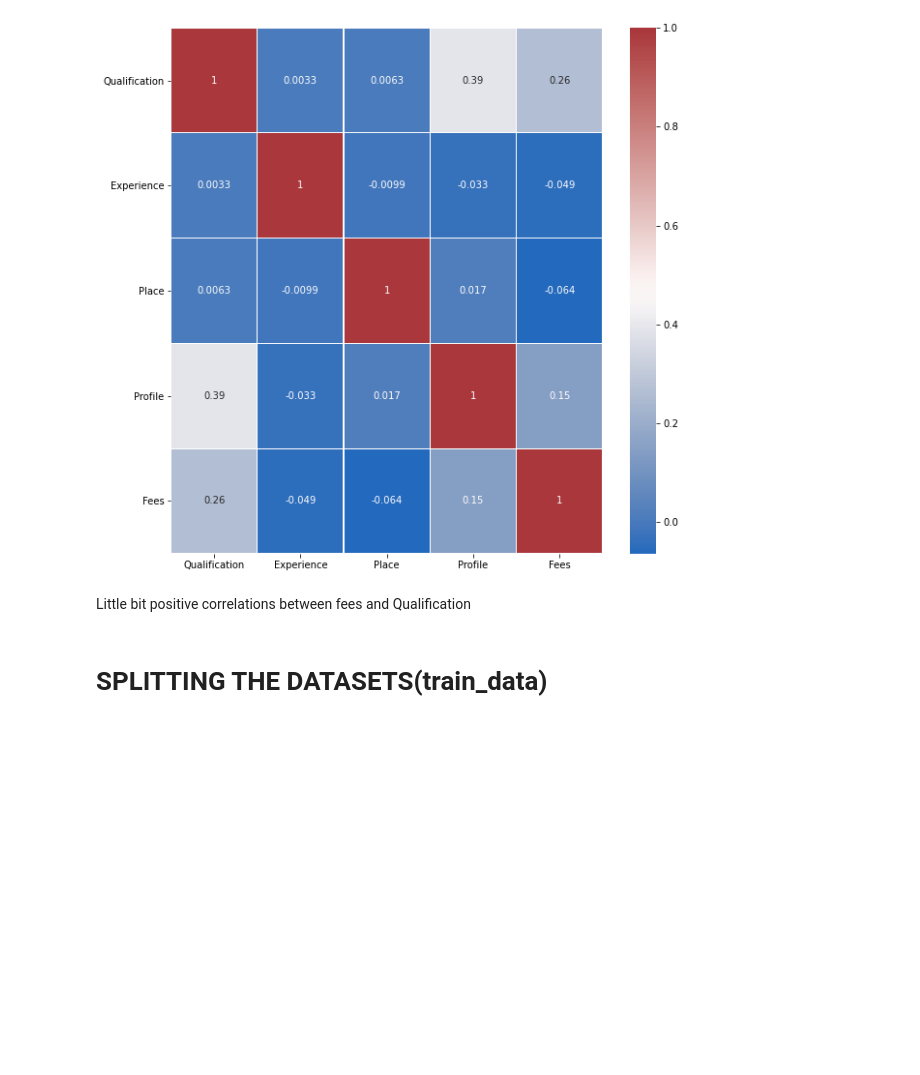
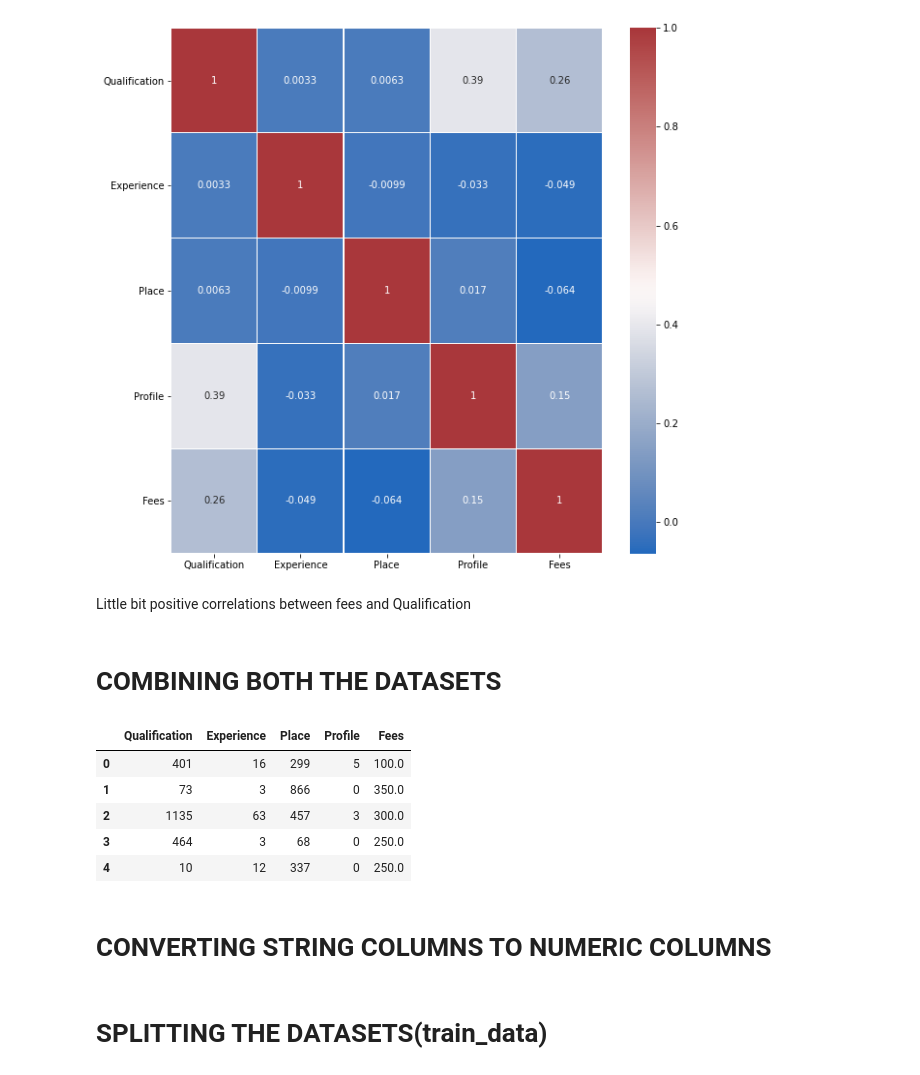
Before and after one commit to pratikrocks03/DataScienceProjects, a Jupyter notebook: DOCTOR CONSULTATION FEES, ev/6. DOCTOR CONSULTATION FEES PREDICTION, ev-Copy1.ipynb, the cells around one changed output. Drawn from its saved outputs; the diff is of its cells as text; code cells hidden in the pictures; blank space fills up the shorter version.

```diff
--- a/DOCTOR CONSULTATION FEES, ev/6. DOCTOR CONSULTATION FEES PREDICTION, ev.ipynb
+++ b/DOCTOR CONSULTATION FEES, ev/6. DOCTOR CONSULTATION FEES PREDICTION, ev-Copy1.ipynb
@@ -512,3 +507,5 @@ plt.yticks(rotation=0)
 [figure]
 # %% [markdown]
 Little bit positive correlations between fees and Qualification
+# %% [markdown]
+# COMBINING BOTH THE DATASETS
@@ -514,0 +515,10 @@ Little bit positive correlations between fees and Qualification
+# %%
+df_new=pd.concat([df,df_test], axis=0)
+df_new.head()
+# %% [output]
+|  | Qualification | Experience | Place | Profile | Fees |
+| 0 | 401 | 16 | 299 | 5 | 100.0 |
+| 1 | 73 | 3 | 866 | 0 | 350.0 |
+| 2 | 1135 | 63 | 457 | 3 | 300.0 |
+| 3 | 464 | 3 | 68 | 0 | 250.0 |
+| 4 | 10 | 12 | 337 | 0 | 250.0 |
@@ -514,0 +528,2 @@ Little bit positive correlations between fees and Qualification
+# %% [markdown]
+# CONVERTING STRING COLUMNS TO NUMERIC COLUMNS
```
Also changed, not shown: parts of 63 cells of this notebook.
